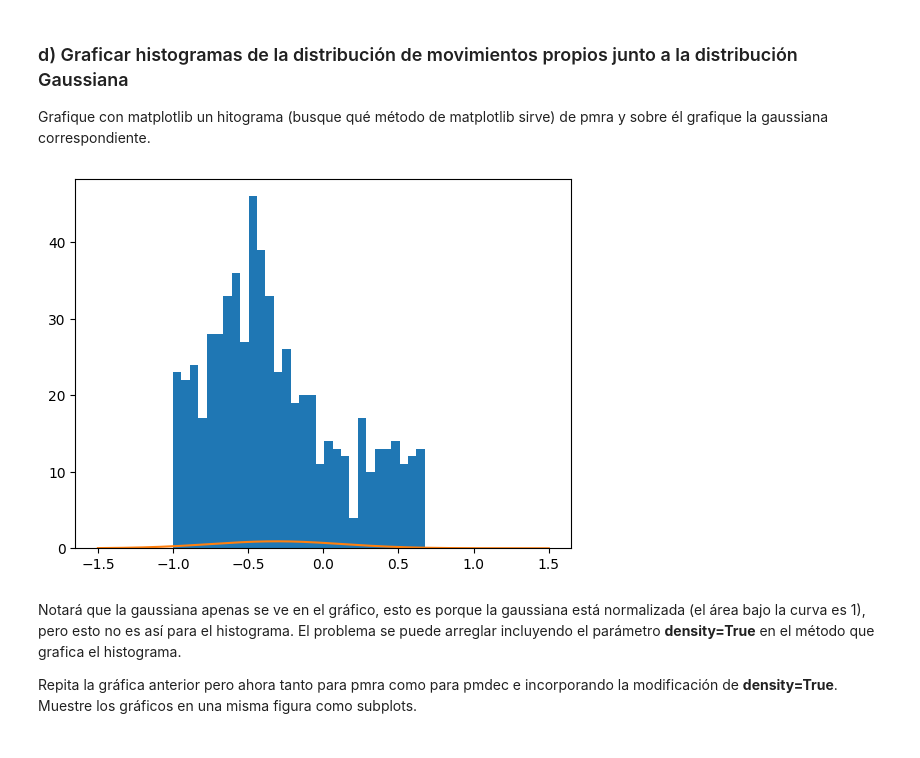
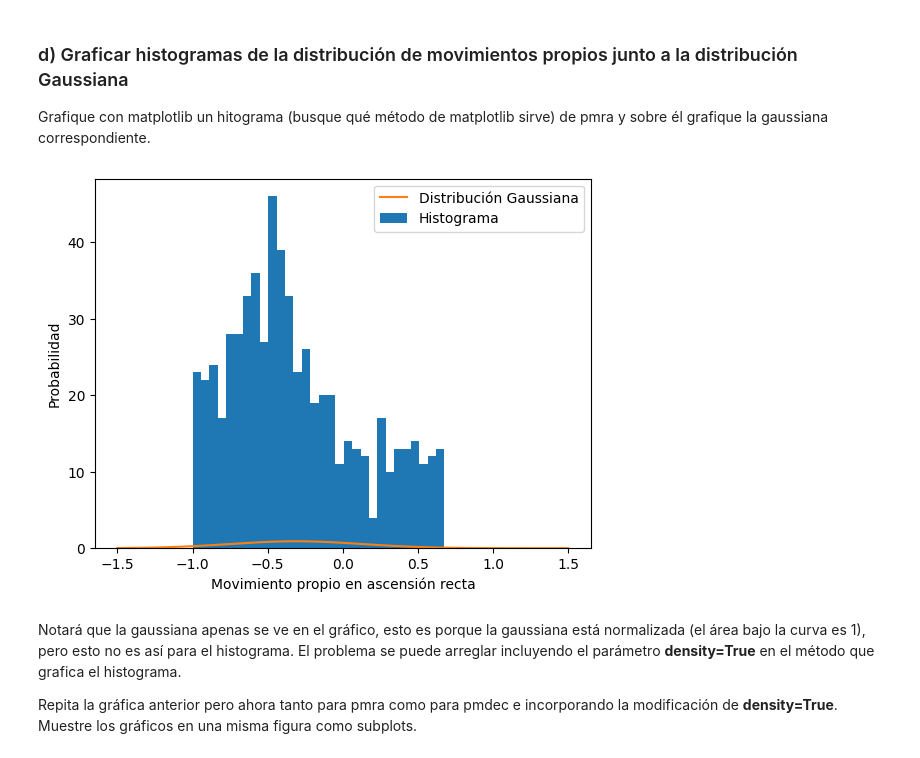
Before and after one commit to vicentemaartinez/Tarea-2, a Jupyter notebook: Tarea2.ipynb, the cells around one changed output. Cells and saved outputs as stored; diff of their text form; code cells hidden in the pictures.

```diff
--- a/Tarea2.ipynb
+++ b/Tarea2.ipynb
@@ -149,14 +149,21 @@ Grafique con matplotlib un hitograma (busque qué método de matplotlib sirve) d
 # %%
 # Creamos el histograma
 plt.hist(pmra, bins=30)
 
 # Graficamos la distribución
 plt.plot(x_pmra, fx_pmra)
 
+# Añadimos una leyenda
+plt.legend(['Distribución Gaussiana', 'Histograma'])
+
+# Añadimos nombres a los ejes
+plt.xlabel('Movimiento propio en ascensión recta')
+plt.ylabel('Probabilidad')
+
 # Mostramos el gráfico
 plt.show()
 # %% [output]
-[figure, old version]
+[figure, new version]
 # %% [markdown]
 Notará que la gaussiana apenas se ve en el gráfico, esto es porque la gaussiana está normalizada (el área bajo la curva es 1), pero esto no es así para el histograma. El problema se puede arreglar incluyendo el parámetro **density=True** en el método que grafica el histograma.
 
```
Also changed, not shown: parts of 13 cells of this notebook.
